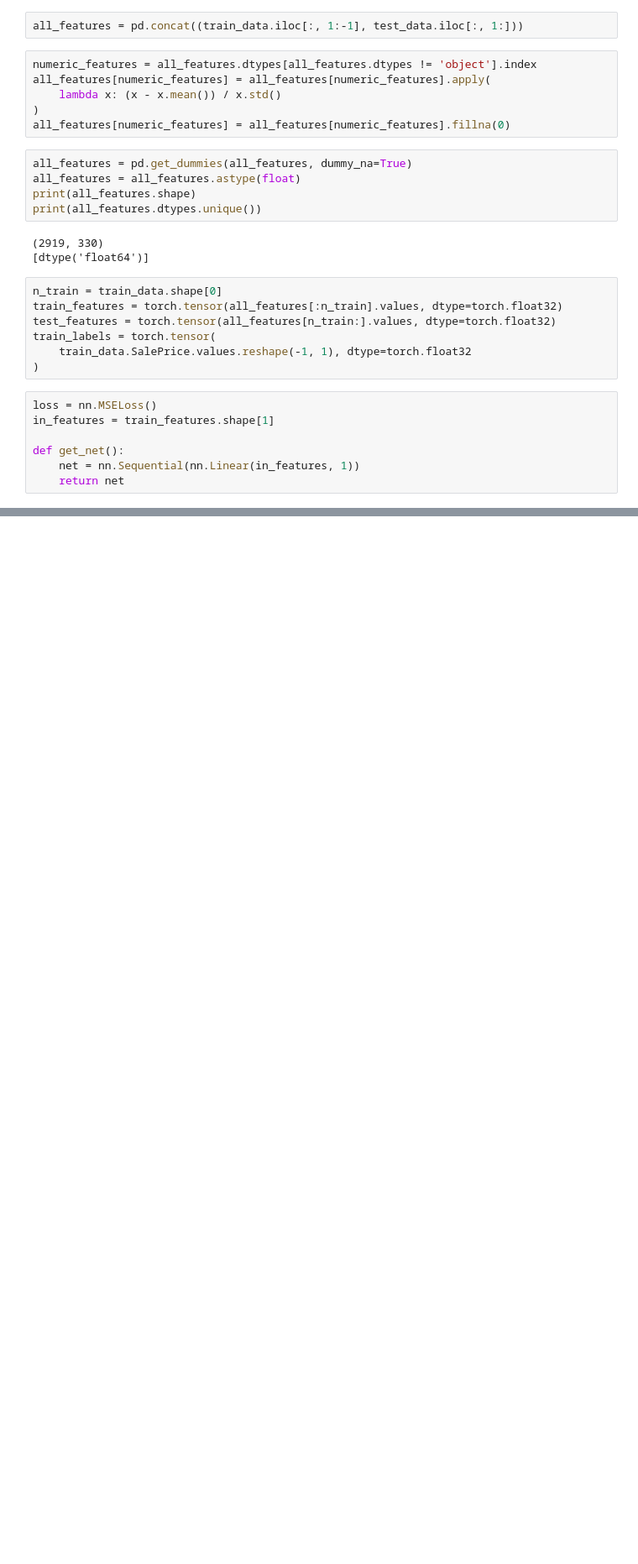
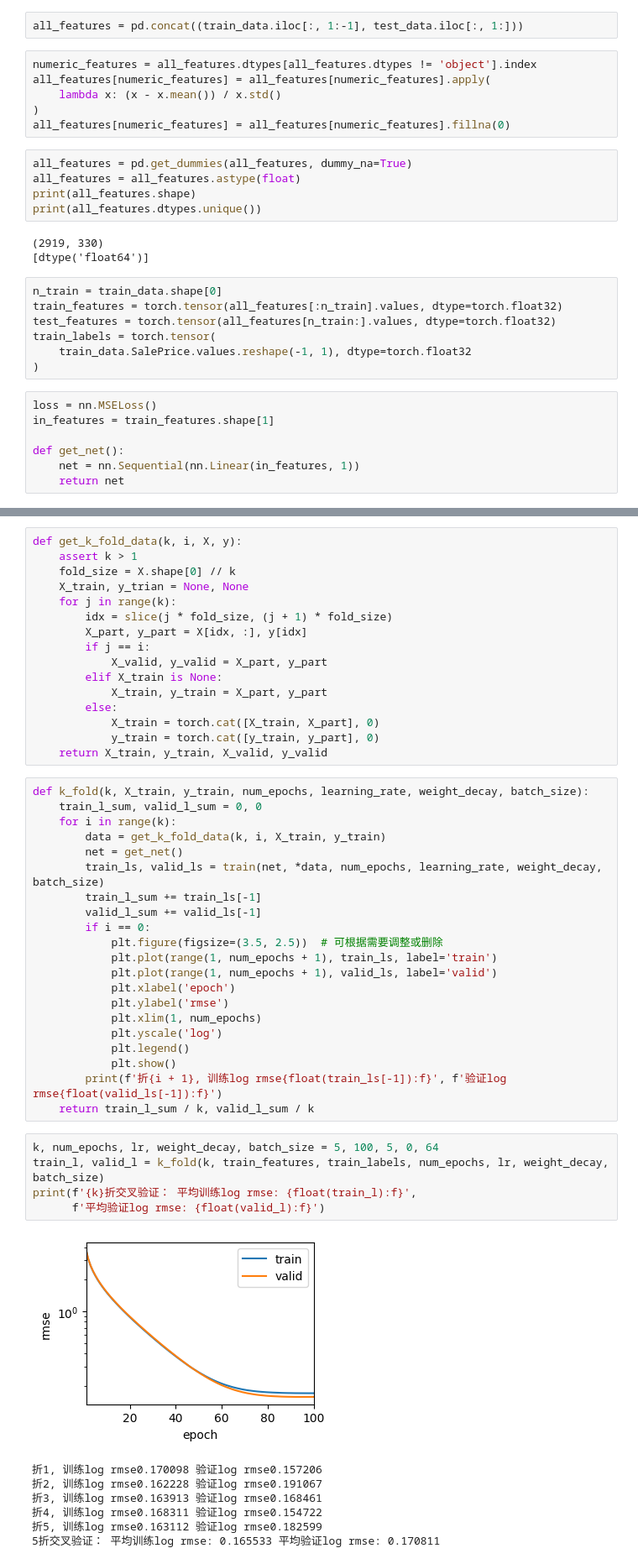
Before and after one commit to ma-zilin/DeepLearningFoundations, a Jupyter notebook: d2l/Kaggle_exercise.ipynb, the cells around one changed output, grey strips where cells are left out. Shown at 84% size. Drawn from its saved outputs; the diff is of its cells as text; blank space fills up the shorter version.

```diff
--- a/d2l/Kaggle_exercise.ipynb
+++ b/d2l/Kaggle_exercise.ipynb
@@ -120,0 +137,50 @@ def train(net, train_features, train_labels, test_features, test_labels, num_epo
+# %%
+def get_k_fold_data(k, i, X, y):
+    assert k > 1
+    fold_size = X.shape[0] // k
+    X_train, y_trian = None, None
+    for j in range(k):
+        idx = slice(j * fold_size, (j + 1) * fold_size)
+        X_part, y_part = X[idx, :], y[idx]
+        if j == i:
+            X_valid, y_valid = X_part, y_part
+        elif X_train is None:
+            X_train, y_train = X_part, y_part
+        else:
+            X_train = torch.cat([X_train, X_part], 0)
+            y_train = torch.cat([y_train, y_part], 0)
+    return X_train, y_train, X_valid, y_valid
+# %%
+def k_fold(k, X_train, y_train, num_epochs, learning_rate, weight_decay, batch_size):
+    train_l_sum, valid_l_sum = 0, 0
+    for i in range(k):
+        data = get_k_fold_data(k, i, X_train, y_train)
+        net = get_net()
+        train_ls, valid_ls = train(net, *data, num_epochs, learning_rate, weight_decay, batch_size)
+        train_l_sum += train_ls[-1]
+        valid_l_sum += valid_ls[-1]
+        if i == 0:
+            plt.figure(figsize=(3.5, 2.5))  # 可根据需要调整或删除
+            plt.plot(range(1, num_epochs + 1), train_ls, label='train')
+            plt.plot(range(1, num_epochs + 1), valid_ls, label='valid')
+            plt.xlabel('epoch')
+            plt.ylabel('rmse')
+            plt.xlim(1, num_epochs)
+            plt.yscale('log')
+            plt.legend()
+            plt.show()
+        print(f'折{i + 1}, 训练log rmse{float(train_ls[-1]):f}', f'验证log rmse{float(valid_ls[-1]):f}')
+    return train_l_sum / k, valid_l_sum / k
+# %%
+k, num_epochs, lr, weight_decay, batch_size = 5, 100, 5, 0, 64
+train_l, valid_l = k_fold(k, train_features, train_labels, num_epochs, lr, weight_decay, batch_size)
+print(f'{k}折交叉验证： 平均训练log rmse: {float(train_l):f}',
+      f'平均验证log rmse: {float(valid_l):f}')
+# %% [output]
+[figure, added]
+折1, 训练log rmse0.170098 验证log rmse0.157206
+折2, 训练log rmse0.162228 验证log rmse0.191067
+折3, 训练log rmse0.163913 验证log rmse0.168461
+折4, 训练log rmse0.168311 验证log rmse0.154722
+折5, 训练log rmse0.163112 验证log rmse0.182599
+5折交叉验证： 平均训练log rmse: 0.165533 平均验证log rmse: 0.170811
```
Also changed, not shown: parts of 6 cells of this notebook.
